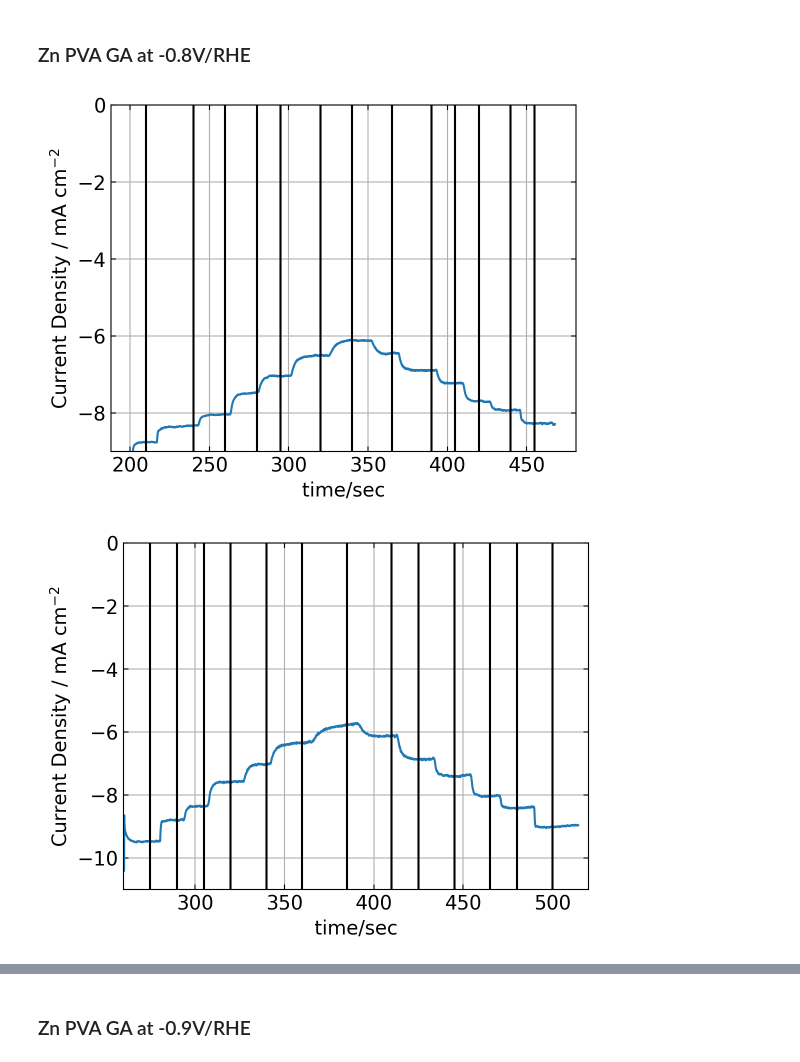
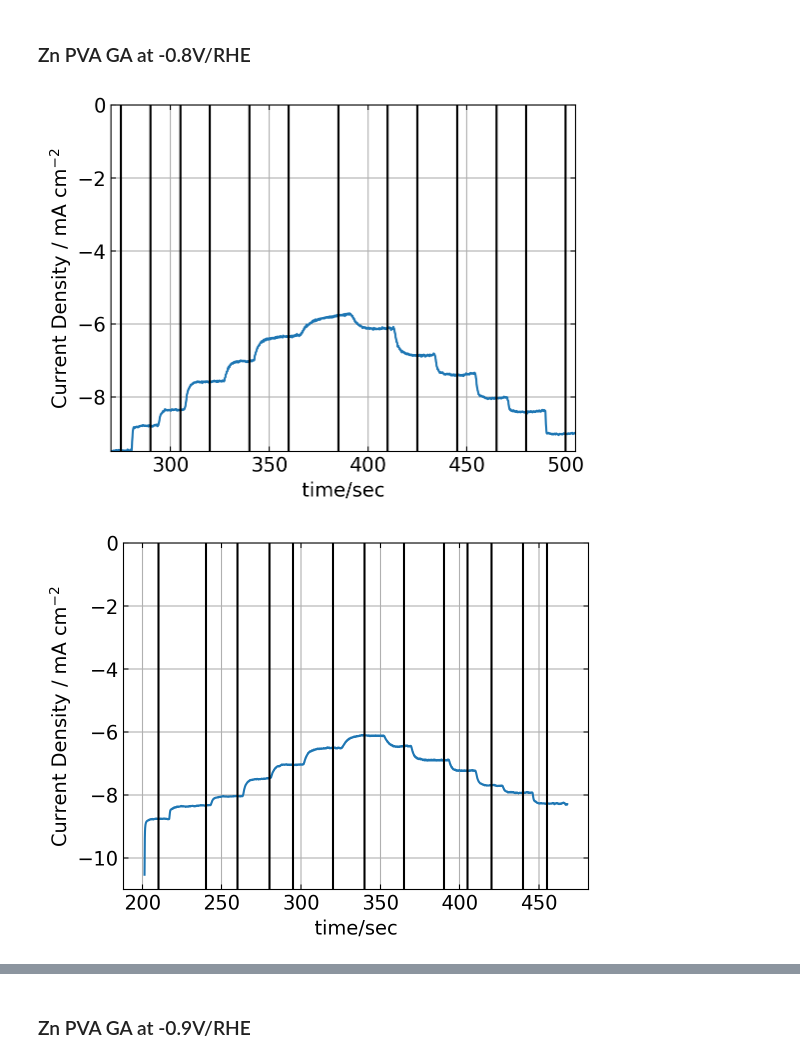
Before and after one commit to scbgroup/Koutecky-Levich-for-ECH, a Jupyter notebook: K-L Tafel Slope analysis.ipynb, the cells around one changed output, grey strips where cells are left out. Cells and saved outputs as stored; diff of their text form; code cells hidden in the pictures.

```diff
--- a/K-L Tafel Slope analysis.ipynb
+++ b/K-L Tafel Slope analysis.ipynb
@@ -101,0 +71,27 @@ for i in num:
+# %%
+order = array([1,2,3])
+ZnPVAGA_ECHlist_07 = [f'ZnPVAGAECH_07 RDE {i} ECH 1600 rpm K-L.mpt' for i in order]
+ZnPVAGA_ECH_07 = [ec.read_mpt(f)for f in ZnPVAGA_ECHlist_07]
+# %%
+for df in ZnPVAGA_ECH_07[0:1]:
+    icd = df['icd']
+    time= df['time/s']
+    plot(time,icd)
+
+    xlabel('time/sec')
+    ylabel('Current Density / mA cm$^{-2}$')
+    ylim(-8,0)
+    xlim(480,650)
+grid()
+x_list = [480,490,500,520,535,555,570,580,590,605,625,635,650]
+for i in x_list:
+    axvline(x=i,color='black')
+show()
+
+time_ZPG07_1 = [480,490,500,520,535,555,570,580,590,605,625,635,650]
+I_ZPG07_1 = []
+
+num = array(arange(0,13))
+for i in num:
+    icd = ZnPVAGA_ECH_07[0]['icd'][ZnPVAGA_ECH_07[0]['time/s'] < time_ZPG07_1[i]][-1:]
+    I_ZPG07_1.extend(-1/icd)
@@ -108,7 +106,7 @@ for df in ZnPVAGA_ECH_07[1:2]:
     xlabel('time/sec')
     ylabel('Current Density / mA cm$^{-2}$')
     ylim(-8,0)
-
+    xlim(470,650)
 grid()
 
 x_list = [480,490,500,520,535,550,565,575,590,605,620,635,645]
@@ -168,31 +166,36 @@ ZnPVAGA_07_100 = [I_ZPG07_2[6],I_ZPG07_3[6],I_ZPG07_3[6]]
 avg_I_ZnPVAGA_07 = [mean(ZnPVAGA_07_1600),mean(ZnPVAGA_07_900),mean(ZnPVAGA_07_625),mean(ZnPVAGA_07_330),mean(ZnPVAGA_07_220),mean(ZnPVAGA_07_140),mean(ZnPVAGA_07_100)]
 # %% [markdown]
 ### Zn PVA GA at -0.8V/RHE
+# %%
+order = array([1,2,3])
+ZnPVAGA_ECHlist_08 = [f'ZnPVAGAECH_08 RDE {i} ECH 1600 rpm K-L.mpt' for i in order]
+ZnPVAGA_ECH_08 = [ec.read_mpt(f)for f in ZnPVAGA_ECHlist_08]
 # %%
 for df in ZnPVAGA_ECH_08[0:1]:
     icd = df['icd']
     time= df['time/s']
     plot(time,icd)
 
     xlabel('time/sec')
     ylabel('Current Density / mA cm$^{-2}$')
-    ylim(-9,0)
+    xlim(270,505)
+    ylim(-9.5,0)
 
 grid()
 
-x_list = [210,240,260,280,295,320,340,365,390,405,420,440,455]
+x_list = [275,290,305,320,340,360,385,410,425,445,465,480,500]
 for i in x_list:
     axvline(x=i,color='black')
 
 show()
 
-time_ZPG08_1 = [210,240,260,280,295,320,340,365,390,405,420,440,455]
+time_ZPG08_1 = [275,290,305,320,340,360,385,410,425,445,465,480,500]
 I_ZPG08_1 = []
 for i in num:
     icd = ZnPVAGA_ECH_08[0]['icd'][ZnPVAGA_ECH_08[0]['time/s'] < time_ZPG08_1[i]][-1:]
     I_ZPG08_1.extend(-1/icd)
 # %% [output]
-[figure, old version]
+[figure, new version]
 # %%
 for df in ZnPVAGA_ECH_08[1:2]:
     icd = df['icd']
@@ -202,22 +205,22 @@ for df in ZnPVAGA_ECH_08[1:2]:
     xlabel('time/sec')
     ylabel('Current Density / mA cm$^{-2}$')
     ylim(-11,0)
-    xlim(260,520)
+    #xlim(260,520)
 grid()
 
-x_list = [275,290,305,320,340,360,385,410,425,445,465,480,500]
+x_list = [210,240,260,280,295,320,340,365,390,405,420,440,455]
 for i in x_list:
     axvline(x=i,color='black')
 
 show()
 
-time_ZPG08_2 = [275,290,305,320,340,360,385,410,425,445,465,480,500]
+time_ZPG08_2 = [210,240,260,280,295,320,340,365,390,405,420,440,455]
 I_ZPG08_2 = []
 for i in num:
     icd = ZnPVAGA_ECH_08[1]['icd'][ZnPVAGA_ECH_08[1]['time/s'] < time_ZPG08_2[i]][-1:]
     I_ZPG08_2.extend(-1/icd)
 # %% [output]
-[figure, old version]
+[figure, new version]
 # %%
 for df in ZnPVAGA_ECH_08[2:3]:
     icd = df['icd']
```
Also changed, not shown: parts of 43 cells of this notebook, 24 other files.
